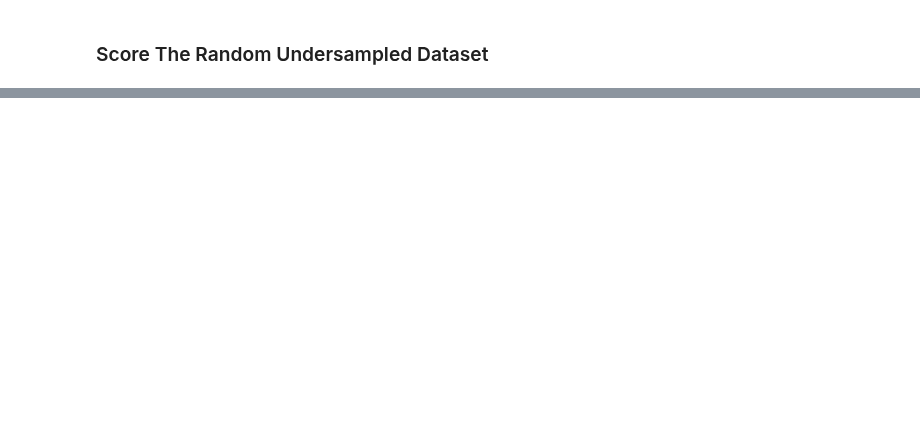
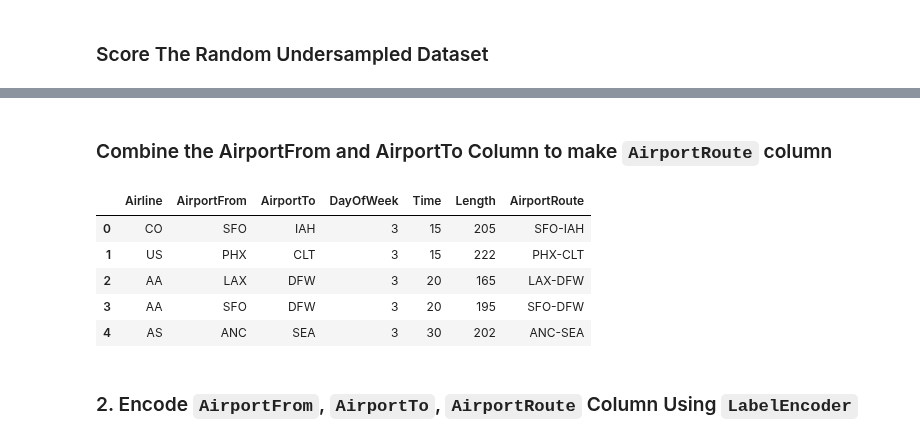
Before and after one commit to stacjstaton/ai-project2-flight-delay-predictions, a Jupyter notebook: jenn_models.ipynb, the cells around one changed output, grey strips where cells are left out. Cells and saved outputs as stored; diff of their text form; code cells hidden in the pictures; blank space fills up the shorter version.

```diff
--- a/jenn_models.ipynb
+++ b/jenn_models.ipynb
@@ -1049,0 +848,4 @@ AttributeError: 'numpy.ndarray' object has no attribute 'value_counts'
+# %%
+# Make a copy of the original dataframe
+optimized_df = df.copy()
+optimized_df.head()
@@ -1049,0 +859,18 @@ AttributeError: 'numpy.ndarray' object has no attribute 'value_counts'
+# %% [markdown]
+### Combine the AirportFrom and AirportTo Column to make `AirportRoute` column
+# %%
+# Create 'AirportRoute' column by combining 'AirportFrom' and 'AirportTo' columns
+optimized_df['AirportRoute'] = optimized_df['AirportFrom'] + '-' + optimized_df['AirportTo']
+
+# Drop 'id', 'Airport_From', and 'AirportTo' columns
+optimized_df = optimized_df.drop(columns=['id', 'Time_encoded', 'Flight','Delay'])
+optimized_df.head()
+# %% [output]
+|  | Airline | AirportFrom | AirportTo | DayOfWeek | Time | Length | AirportRoute |
+| 0 | CO | SFO | IAH | 3 | 15 | 205 | SFO-IAH |
+| 1 | US | PHX | CLT | 3 | 15 | 222 | PHX-CLT |
+| 2 | AA | LAX | DFW | 3 | 20 | 165 | LAX-DFW |
+| 3 | AA | SFO | DFW | 3 | 20 | 195 | SFO-DFW |
+| 4 | AS | ANC | SEA | 3 | 30 | 202 | ANC-SEA |
+# %% [markdown]
+### 2. Encode `AirportFrom`, `AirportTo`, `AirportRoute` Column Using `LabelEncoder`
```
Also changed, not shown: parts of 72 cells of this notebook, 1 other file.
